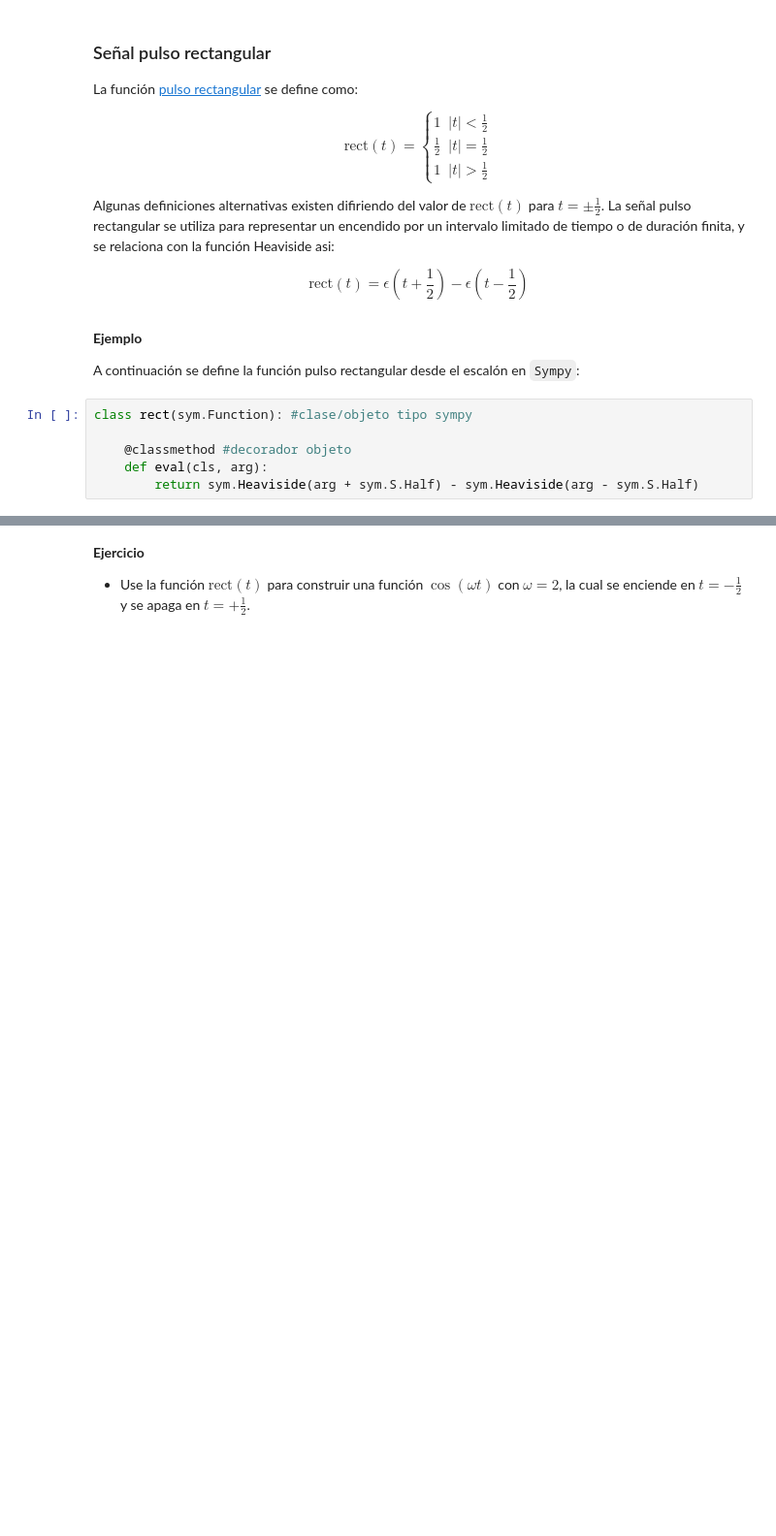
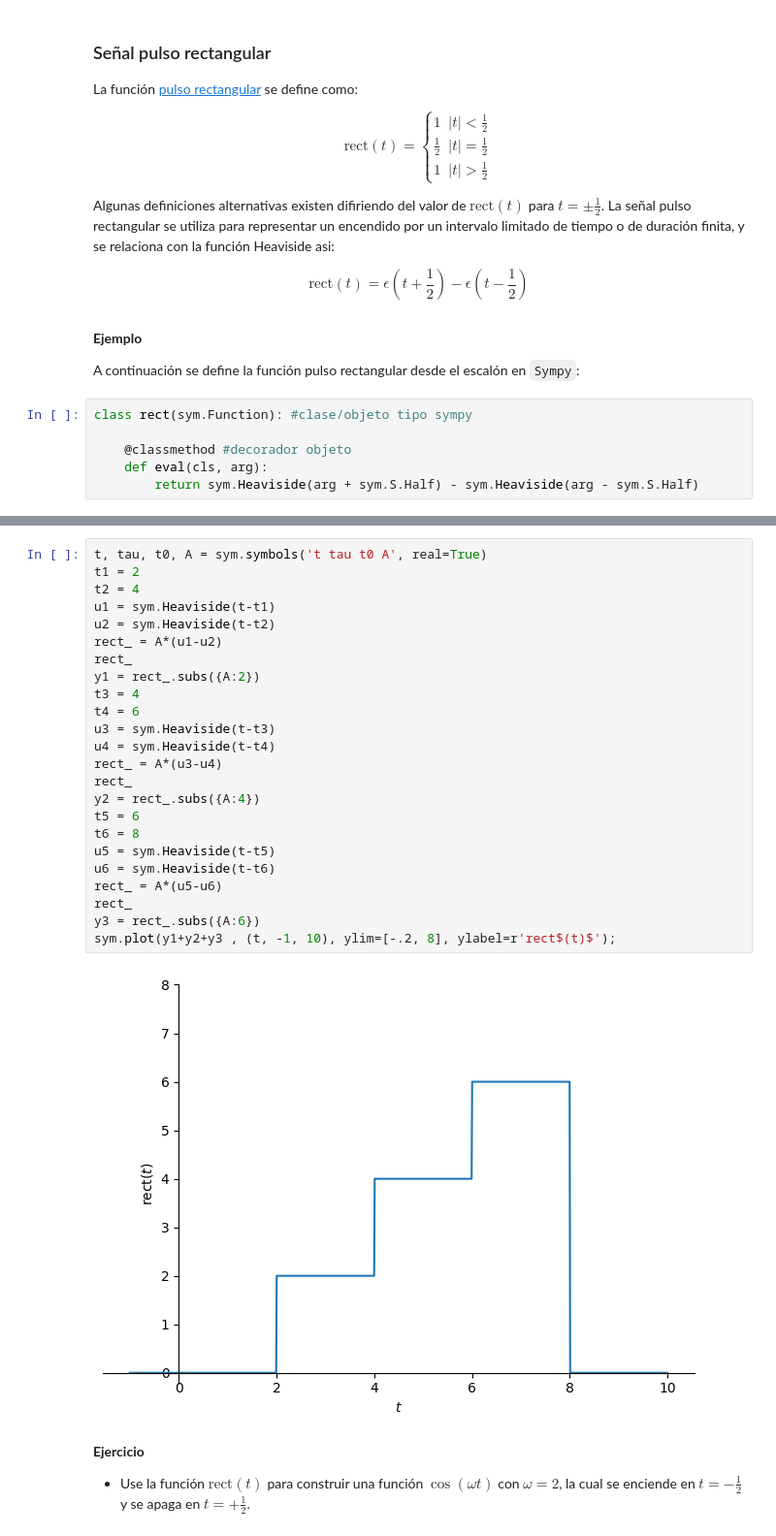
Before and after one commit to Cralzatec/SenalesSistemas, a Jupyter notebook: Cuaderno2_.ipynb, the cells around one changed output, grey strips where cells are left out. Shown at 97% size. Saved outputs shown, nothing was run; the diff lists cells and outputs as text; blank space fills up the shorter version.

```diff
--- a/Cuaderno2_.ipynb
+++ b/Cuaderno2_.ipynb
@@ -262 +287,27 @@ sym.plot(rect(t), (t, -1, 1), ylim=[-0.2, 1.2], ylabel=r'rect$(t)$');
+# %%
+t, tau, t0, A = sym.symbols('t tau t0 A', real=True)
+t1 = 2
+t2 = 4
+u1 = sym.Heaviside(t-t1)
+u2 = sym.Heaviside(t-t2)
+rect_ = A*(u1-u2)
+rect_
+y1 = rect_.subs({A:2})
+t3 = 4
+t4 = 6
+u3 = sym.Heaviside(t-t3)
+u4 = sym.Heaviside(t-t4)
+rect_ = A*(u3-u4)
+rect_
+y2 = rect_.subs({A:4})
+t5 = 6
+t6 = 8
+u5 = sym.Heaviside(t-t5)
+u6 = sym.Heaviside(t-t6)
+rect_ = A*(u5-u6)
+rect_
+y3 = rect_.subs({A:6})
+sym.plot(y1+y2+y3 , (t, -1, 10), ylim=[-.2, 8], ylabel=r'rect$(t)$');
+# %% [output]
+[figure, added]
 # %% [markdown]
```
Also changed, not shown: parts of 10 cells of this notebook.
